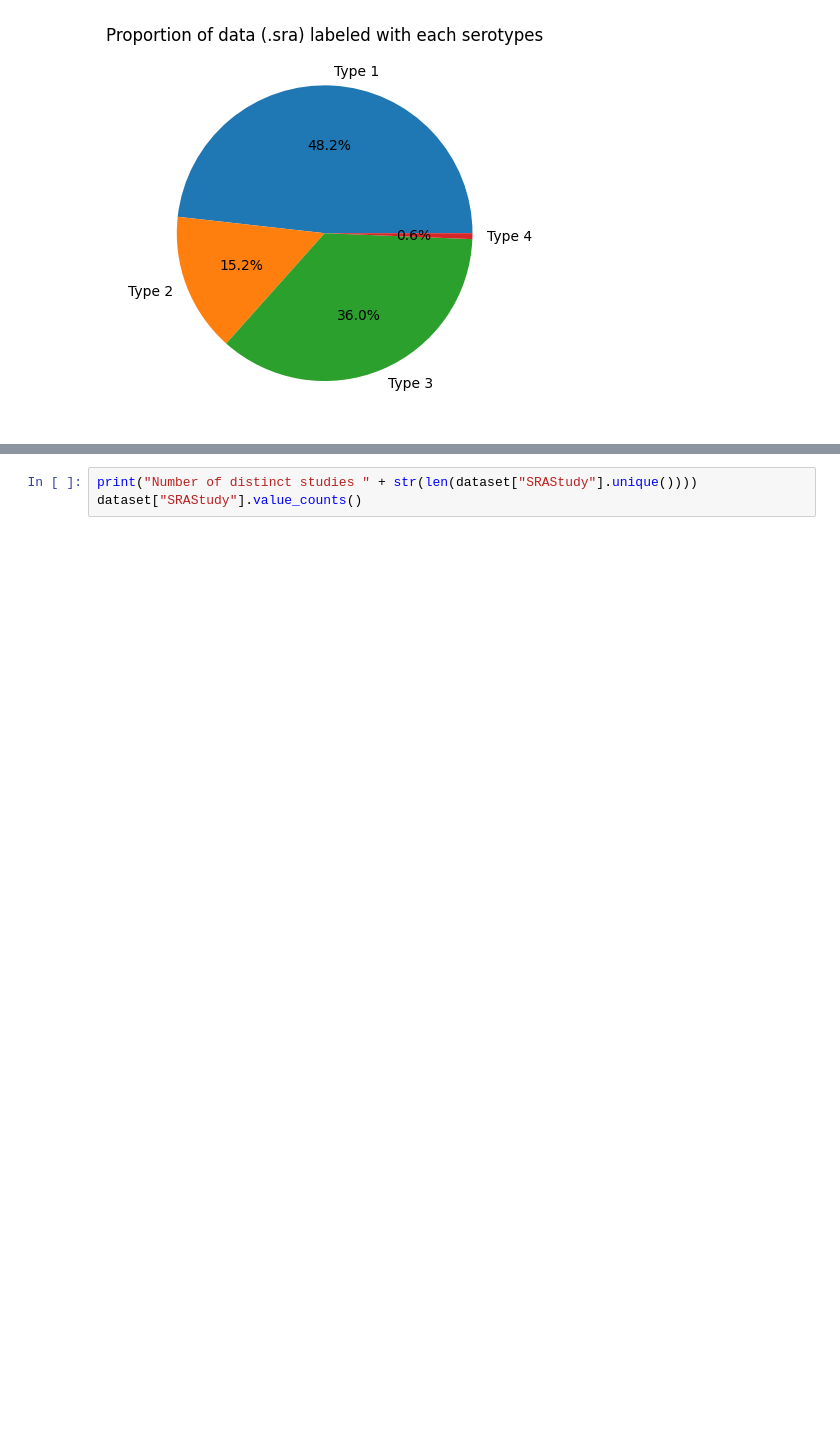
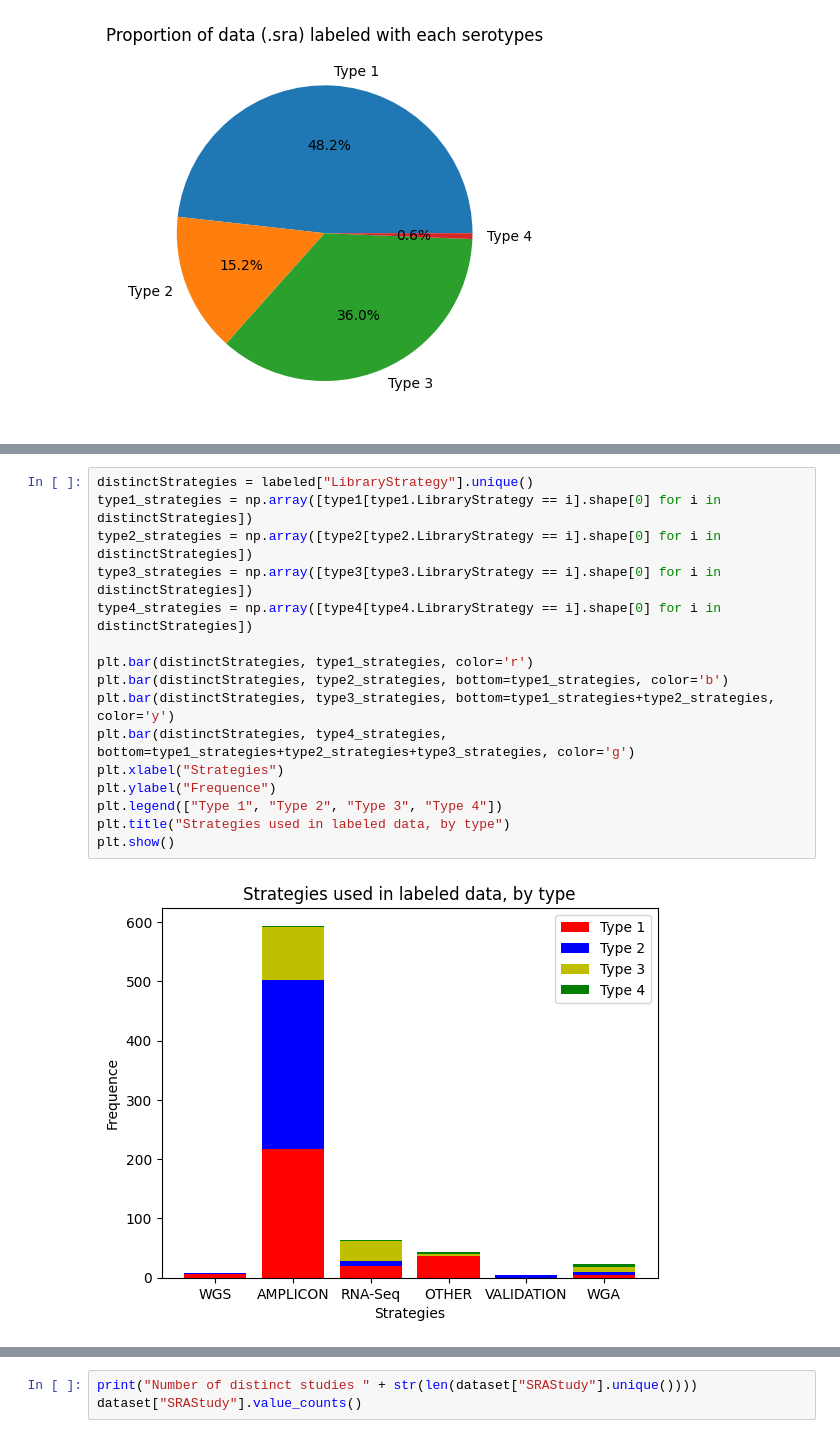
Before and after one commit to Fossam40/DENV-dataAnalysis, a Jupyter notebook: sampleStatistics.ipynb, the cells around one changed output, grey strips where cells are left out. Cells and saved outputs as stored; diff of their text form; blank space fills up the shorter version.

```diff
--- a/sampleStatistics.ipynb
+++ b/sampleStatistics.ipynb
@@ -81,0 +92,18 @@ Text(0.5, 1.0, 'Proportion of data (.sra) labeled with each serotypes')
+# %%
+distinctStrategies = labeled["LibraryStrategy"].unique()
+type1_strategies = np.array([type1[type1.LibraryStrategy == i].shape[0] for i in distinctStrategies])
+type2_strategies = np.array([type2[type2.LibraryStrategy == i].shape[0] for i in distinctStrategies])
+type3_strategies = np.array([type3[type3.LibraryStrategy == i].shape[0] for i in distinctStrategies])
+type4_strategies = np.array([type4[type4.LibraryStrategy == i].shape[0] for i in distinctStrategies])
+
+plt.bar(distinctStrategies, type1_strategies, color='r')
+plt.bar(distinctStrategies, type2_strategies, bottom=type1_strategies, color='b')
+plt.bar(distinctStrategies, type3_strategies, bottom=type1_strategies+type2_strategies, color='y')
+plt.bar(distinctStrategies, type4_strategies, bottom=type1_strategies+type2_strategies+type3_strategies, color='g')
+plt.xlabel("Strategies")
+plt.ylabel("Frequence")
+plt.legend(["Type 1", "Type 2", "Type 3", "Type 4"])
+plt.title("Strategies used in labeled data, by type")
+plt.show()
+# %% [output]
+[figure, added]
```
Also changed, not shown: parts of 5 cells of this notebook.
